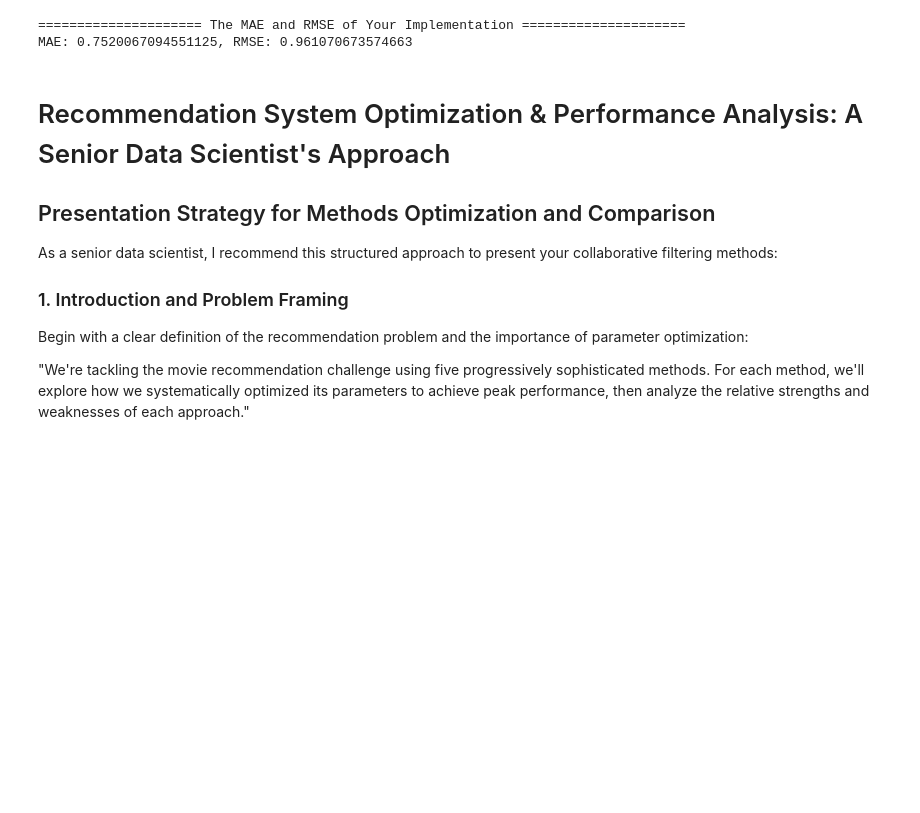
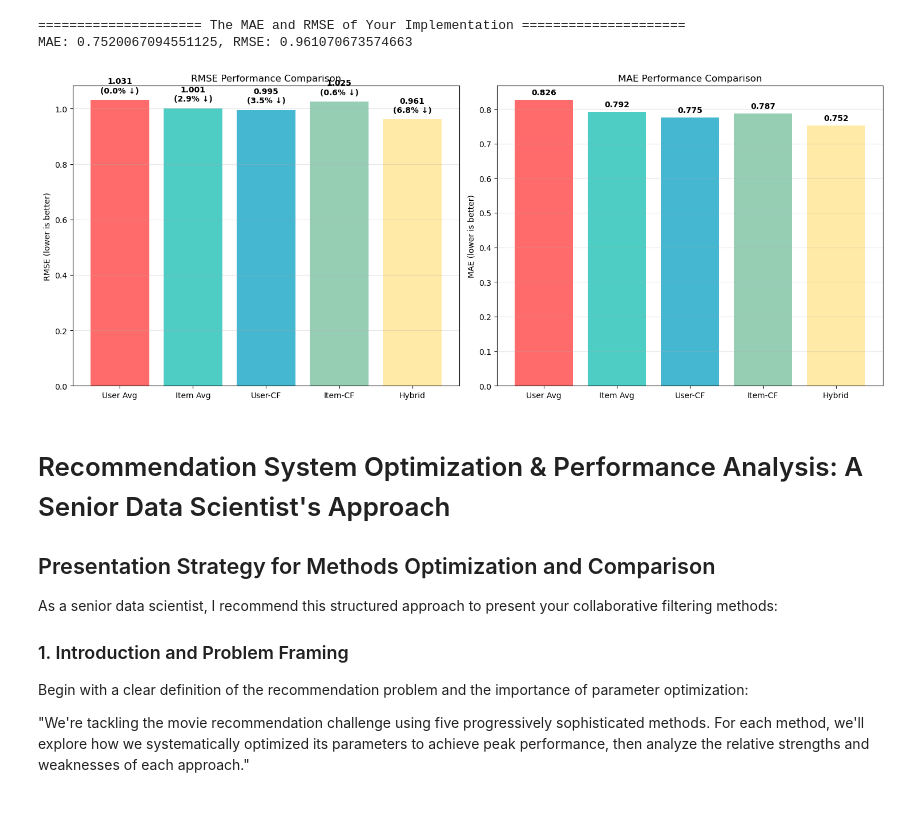
Before and after one commit to HieuTong/collaborative-filtering-movielens, a Jupyter notebook: Assignment3_framework_2025.ipynb, the cells around one changed output. Saved outputs shown, nothing was run; the diff lists cells and outputs as text; code cells hidden in the pictures; blank space fills up the shorter version.

```diff
--- a/Assignment3_framework_2025.ipynb
+++ b/Assignment3_framework_2025.ipynb
@@ -1671,6 +1672,52 @@ print("MAE: {}, RMSE: {}" .format(MAE_solution5, RMSE_solution5))
 # %% [output]
 ===================== The MAE and RMSE of Your Implementation =====================
 MAE: 0.7520067094551125, RMSE: 0.961070673574663
+# %%
+# add graph to show MAE and RMSE for all methods
+
+# Performance comparison visualization
+methods = ['User Avg', 'Item Avg', 'User-CF', 'Item-CF', 'Hybrid']
+rmse_scores = [1.0311, 1.0013, 0.9948, 1.0250, 0.961]
+mae_scores = [0.8258, 0.7916, 0.7754, 0.7869, 0.752]
+colors = ['#FF6B6B', '#4ECDC4', '#45B7D1', '#96CEB4', '#FFEAA7']
+
+fig, (ax1, ax2) = plt.subplots(1, 2, figsize=(15, 6))
+
+# RMSE comparison
+bars1 = ax1.bar(methods, rmse_scores, color=colors)
+ax1.set_ylabel('RMSE (lower is better)')
+ax1.set_title('RMSE Performance Comparison')
+ax1.grid(axis='y', alpha=0.3)
+
+# Add improvement percentages
+baseline = rmse_scores[0]
+for i, bar in enumerate(bars1):
+    height = bar.get_height()
+    if i == 0:
+        improvement = 0
+    else:
+        improvement = (baseline - height) / baseline * 100
+    ax1.text(bar.get_x() + bar.get_width()/2., height + 0.02,
+            f'{height:.3f}\n({improvement:.1f}% ↓)',
+            ha='center', va='bottom', fontweight='bold')
+
+# MAE comparison
+bars2 = ax2.bar(methods, mae_scores, color=colors)
+ax2.set_ylabel('MAE (lower is better)')
+ax2.set_title('MAE Performance Comparison')
+ax2.grid(axis='y', alpha=0.3)
+
+# Add values
+for i, bar in enumerate(bars2):
+    height = bar.get_height()
+    ax2.text(bar.get_x() + bar.get_width()/2., height + 0.01,
+            f'{height:.3f}', ha='center', va='bottom', fontweight='bold')
+
+plt.tight_layout()
+plt.savefig('comprehensive_performance_comparison.png', dpi=300, bbox_inches='tight')
+plt.show()
+# %% [output]
+[figure, added]
 # %% [markdown]
 # Recommendation System Optimization & Performance Analysis: A Senior Data Scientist's Approach
 
```
Also changed, not shown: parts of 7 cells of this notebook, 9 other files.
